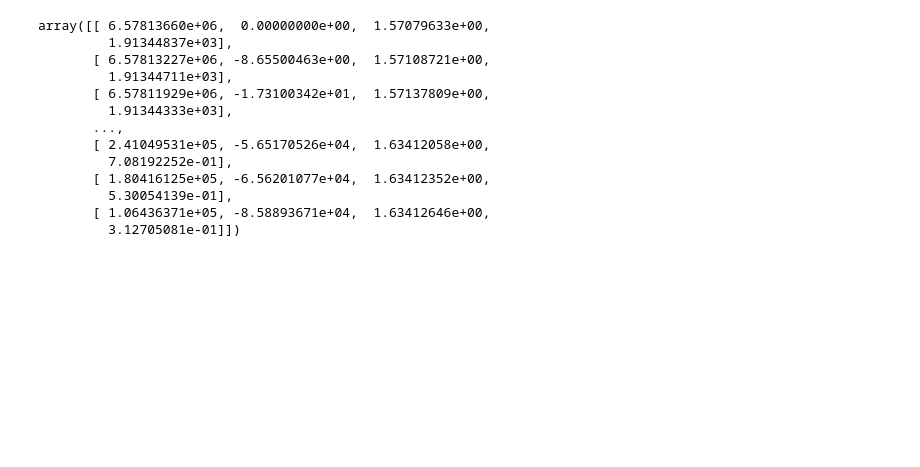
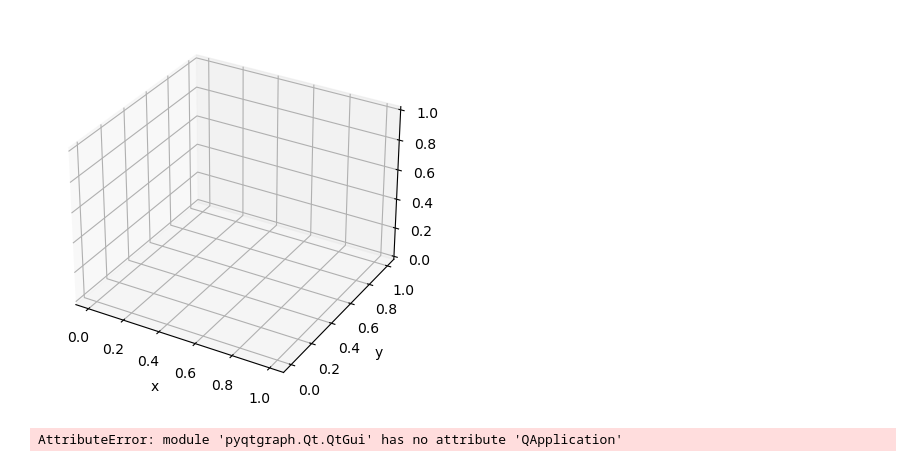
Before and after one commit to Tiangong-PMSC-Group/Satellite-Project, a Jupyter notebook: satelliteTest.ipynb, the cells around one changed output. Cells and saved outputs as stored; diff of their text form; code cells hidden in the pictures; blank space fills up the shorter version.

```diff
--- a/satelliteTest.ipynb
+++ b/satelliteTest.ipynb
@@ -172,16 +119,26 @@ plt.show()
-# %%
-sol.y.T
-# %% [output]
-array([[ 6.57813660e+06,  0.00000000e+00,  1.57079633e+00,
-         1.91344837e+03],
-       [ 6.57813227e+06, -8.65500463e+00,  1.57108721e+00,
-         1.91344711e+03],
-       [ 6.57811929e+06, -1.73100342e+01,  1.57137809e+00,
-         1.91344333e+03],
-       ...,
-       [ 2.41049531e+05, -5.65170526e+04,  1.63412058e+00,
-         7.08192252e-01],
-       [ 1.80416125e+05, -6.56201077e+04,  1.63412352e+00,
-         5.30054139e-01],
-       [ 1.06436371e+05, -8.58893671e+04,  1.63412646e+00,
-         3.12705081e-01]])
+# %%
+X = R*np.sin(rad)*np.cos(Phi)
+Y = R*np.sin(rad)*np.sin(Phi)
+Z = R*np.cos(rad)
+
+fig = plt.figure()
+ax = fig.add_subplot(1,1,1, projection='3d')
+plot = ax.plot3D(Z,
+    X, Y)
+
+r = earth_radius
+# Generate data for the sphere
+#u = np.linspace(0, 2 * np.pi, 100)
+#v = np.linspace(0, np.pi, 100)
+#x = r * np.outer(np.cos(u), np.sin(v))
+#y = r * np.outer(np.sin(u), np.sin(v))
+#z = r * np.outer(np.ones(np.size(u)), np.cos(v))
+
+# Plot the sphere with semi-transparency
+#ax.plot_surface(x, y, z, color='r', alpha=0.4)  # Adjust color and transparency
+
+#ax.set_aspect('equal')
+ax.set(xlabel = 'x', ylabel = 'y', zlabel = 'z')
+plt.show()
+# %% [output]
+[figure, added]
@@ -187,0 +203,33 @@ array([[ 6.57813660e+06,  0.00000000e+00,  1.57079633e+00,
+# %%
+import numpy as np
+import pyqtgraph as pg
+from pyqtgraph.Qt import QtCore, QtGui
+import pyqtgraph.opengl as gl
+
+app = QtGui.QApplication([])
+w = gl.GLViewWidget()
+w.show()
+w.setWindowTitle('Satellite Orbit around 3D Earth')
+
+# Create a sphere (earth)
+globe = gl.MeshData.sphere(rows=100, cols=100)
+globe_mesh = gl.GLMeshItem(meshdata=globe, smooth=True, shader='shaded', color=(0, 0, 1, 1))
+w.addItem(globe_mesh)
+
+# Satellite orbit data
+#theta = np.linspace(0, 2 * np.pi, 100)
+#r = 2  # Orbital radius in Earth radii
+#x = r * np.cos(theta)
+#y = r * np.sin(theta)
+#z = r * np.sin(theta / 2)  # Just as an example for 3D effect
+
+# Plot satellite orbit
+orbit = np.vstack([X, Y, Z]).T
+orbit_item = gl.GLLinePlotItem(pos=orbit, color=(1, 0, 0, 1), width=2)
+w.addItem(orbit_item)
+
+# Start Qt event loop unless running in interactive mode
+if __name__ == '__main__':
+    QtGui.QApplication.instance().exec_()
+# %% [output]
+AttributeError: module 'pyqtgraph.Qt.QtGui' has no attribute 'QApplication'
```
Also changed, not shown: parts of 21 cells of this notebook, 1 other file.
